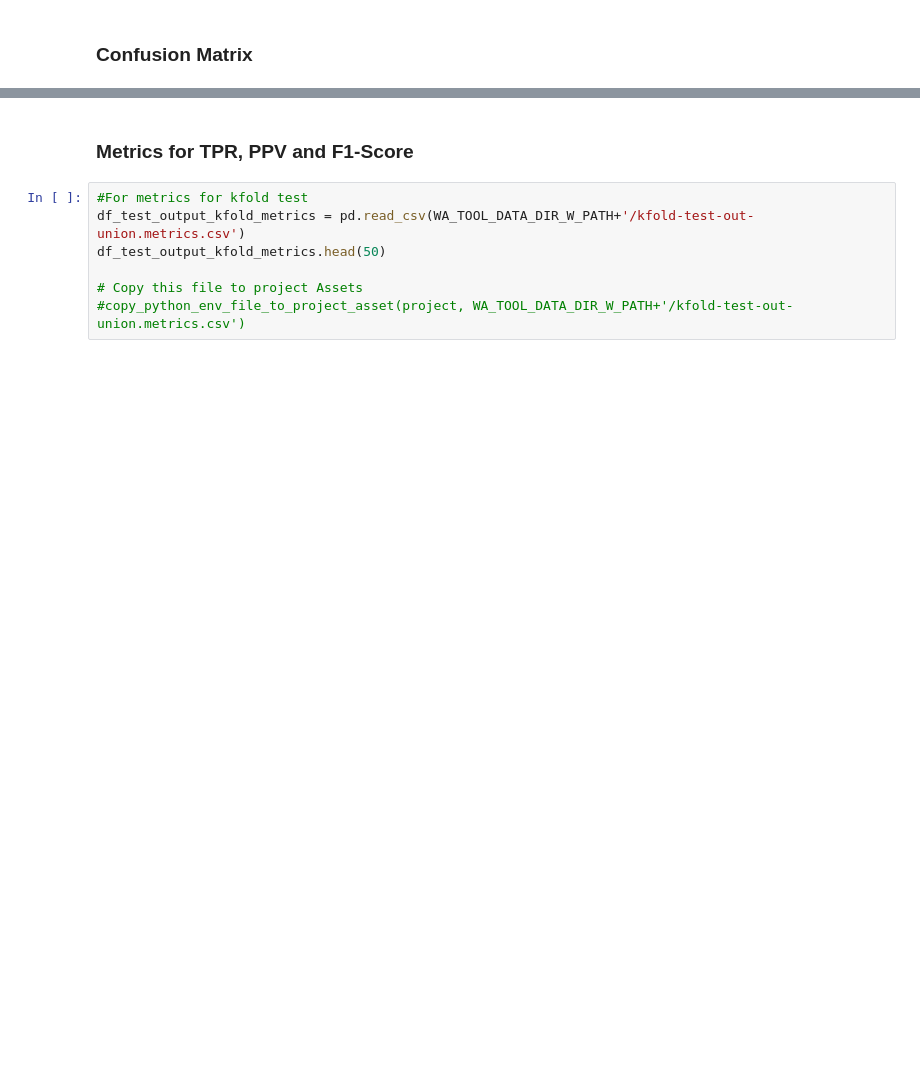
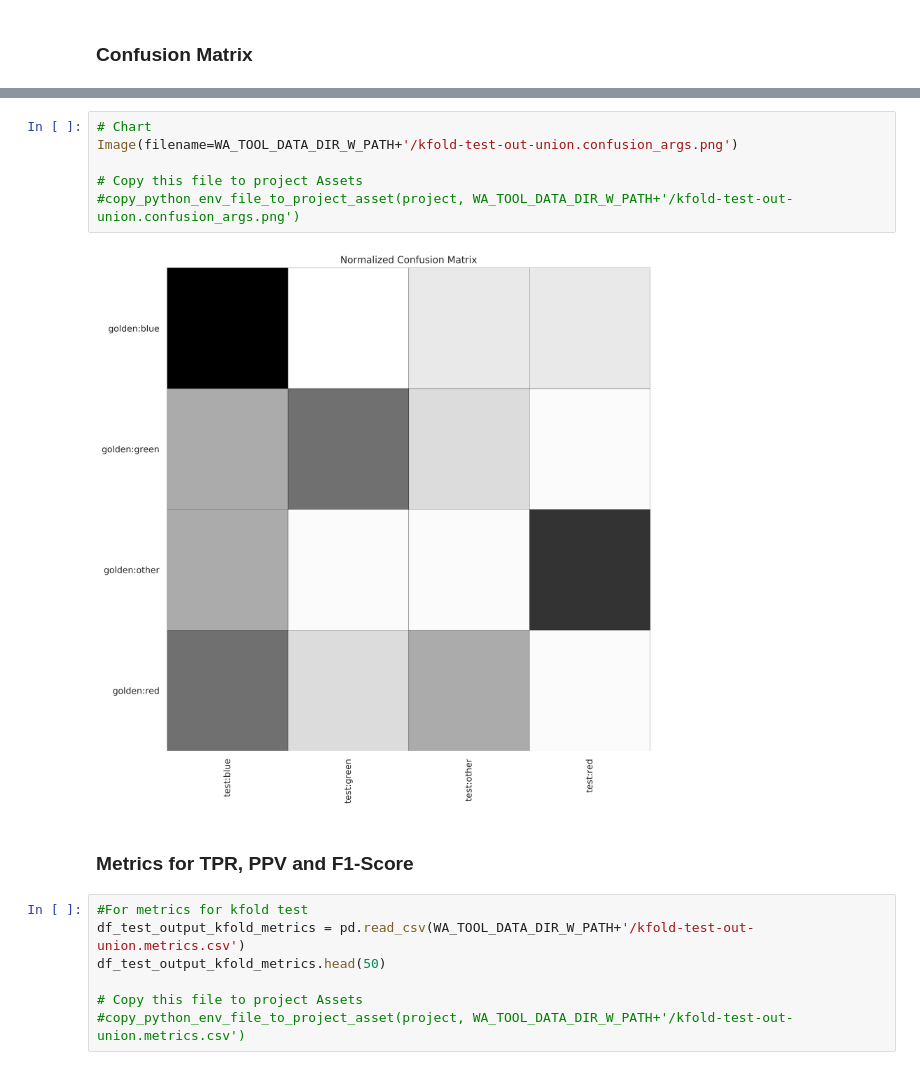
Before and after one commit to cognitive-catalyst/WA-Testing-Tool, a Jupyter notebook: notebook_ws/WA-Testing-Tool-WS-Python-Notebook.ipynb, the cells around one changed output, grey strips where cells are left out. Cells and saved outputs as stored; diff of their text form; blank space fills up the shorter version.

```diff
--- a/notebook_ws/WA-Testing-Tool-WS-Python-Notebook.ipynb
+++ b/notebook_ws/WA-Testing-Tool-WS-Python-Notebook.ipynb
@@ -472,3 +478,11 @@ df_test_output_kfold_conf_args.head(50)
+# %%
+# Chart
+Image(filename=WA_TOOL_DATA_DIR_W_PATH+'/kfold-test-out-union.confusion_args.png')
+
+# Copy this file to project Assets
+#copy_python_env_file_to_project_asset(project, WA_TOOL_DATA_DIR_W_PATH+'/kfold-test-out-union.confusion_args.png')
+# %% [output]
+[figure, added]
 # %% [markdown]
 ### Metrics for TPR, PPV and F1-Score
 # %%
```
Also changed, not shown: parts of 28 cells of this notebook.
